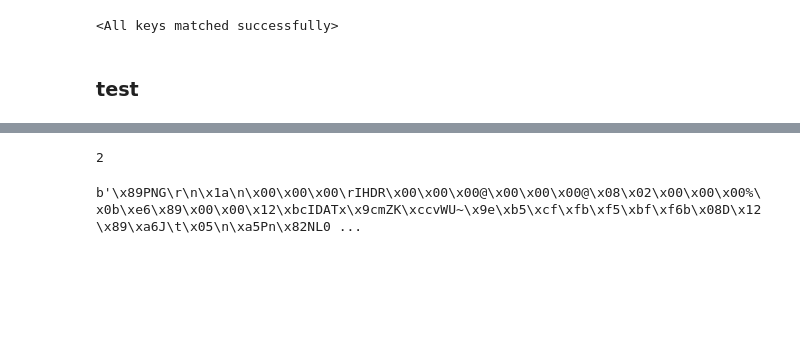
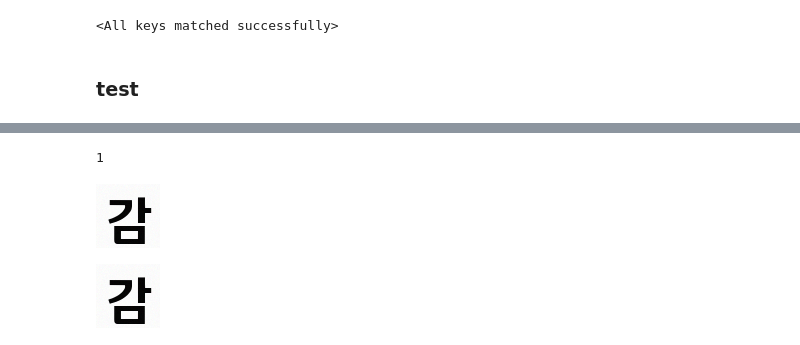
Before and after one commit to jungwonguk-up/KD-Font, a Jupyter notebook: app/test.ipynb, the cells around one changed output, grey strips where cells are left out. Cells and saved outputs as stored; diff of their text form; code cells hidden in the pictures; blank space fills up the shorter version.

```diff
--- a/app/test.ipynb
+++ b/app/test.ipynb
@@ -48,7 +48,7 @@ def make_stroke(contents):
         strokes_list.append(stroke)
     return strokes_list
 # %%
-input_string = ['감', '나']
+input_string = ['감']
 input_length = len(input_string)
 print(input_length)
 # %% [output]
@@ -70,13 +70,19 @@ x = diffusion.test_sampling(model,len(strokes), y, cfg_scale=3)
 # %%
 print(len(x))
 # %% [output]
-2
+1
 # %%
 from PIL import Image
 from io import BytesIO
 # %%
 bytesio = BytesIO()
 # %%
-for image in x:
-    im = Image.fromarray(image.permute(1,2,0).cpu().numpy())
-    im.save(bytesio, 'png')
+im = Image.fromarray(x[0].permute(1,2,0).cpu().numpy())
+im
+# %% [output]
+[figure, added]
+# %%
+im.save('감', 'png')
+im
+# %% [output]
+[figure, added]
@@ -83,6 +91,2 @@ for image in x:
 # %%
 tmp = bytesio.getvalue()
-# %%
-tmp
-# %% [output]
-b'\x89PNG\r\n\x1a\n\x00\x00\x00\rIHDR\x00\x00\x00@\x00\x00\x00@\x08\x02\x00\x00\x00%\x0b\xe6\x89\x00\x00\x12\xbcIDATx\x9cmZK\xccvWU~\x9e\xb5\xcf\xfb\xf5\xbf\xf6b\x08D\x12\x89\xa6J\t\x05\n\xa5Pn\x82NL0 ...
```
Also changed, not shown: parts of 4 cells of this notebook, 2 other files.
